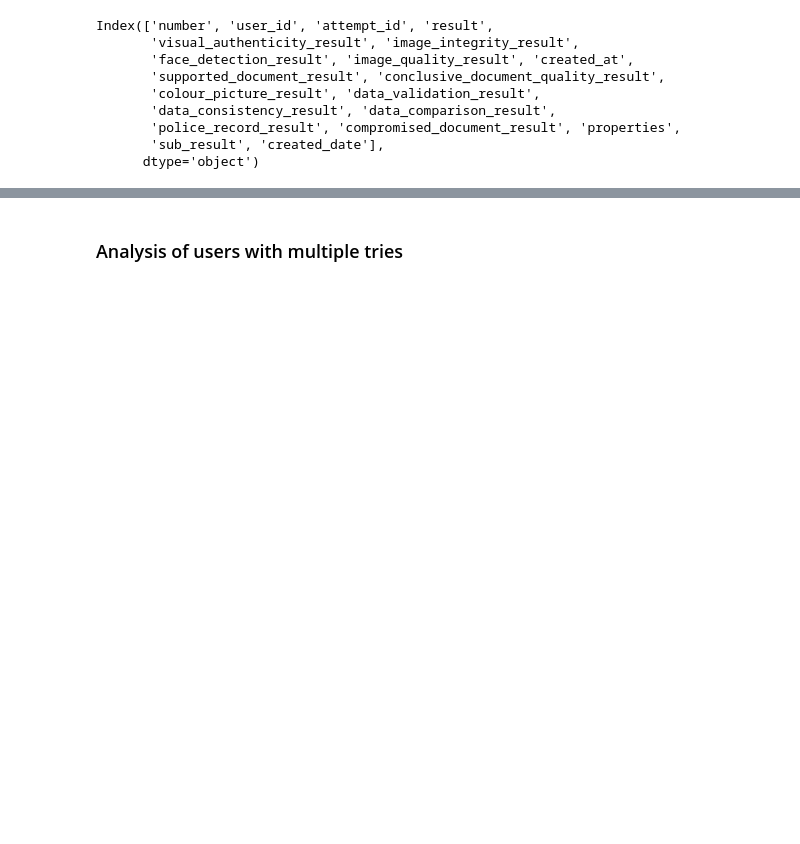
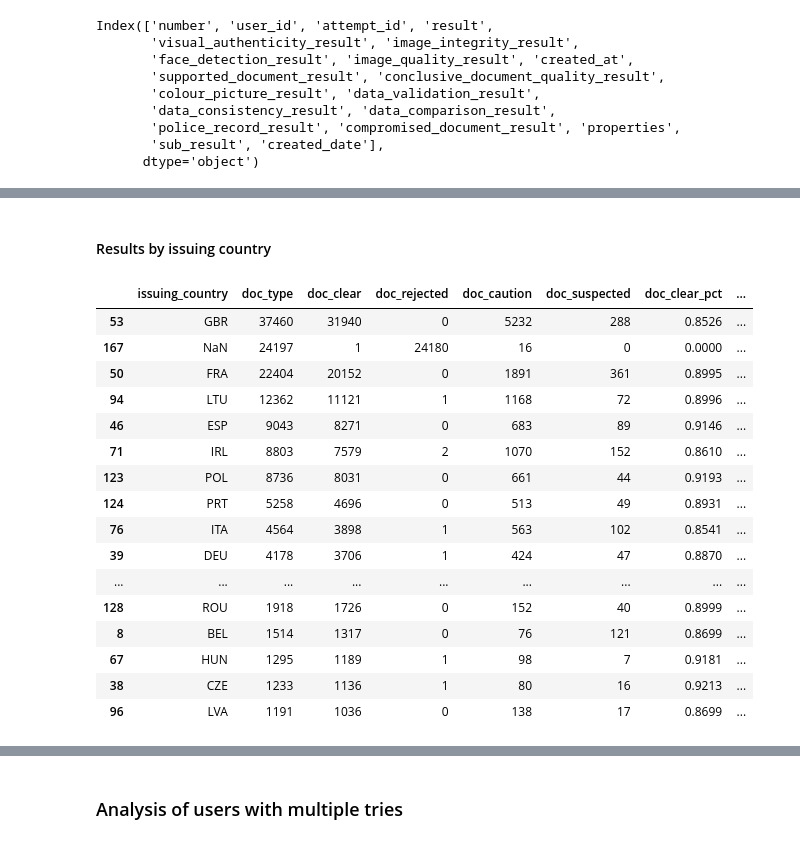
Before and after one commit to LaszloCodes/kyc_analysis, a Jupyter notebook: kyc_analysis.ipynb, the cells around one changed output, grey strips where cells are left out. Saved outputs shown, nothing was run; the diff lists cells and outputs as text; code cells hidden in the pictures; blank space fills up the shorter version.

Commit message:
Code clean up focusing on data preparation and initial analysis

```diff
--- a/kyc_analysis.ipynb
+++ b/kyc_analysis.ipynb
@@ -305 +263,3 @@ facial_report_expanded
+# %%
+facial_report.drop(columns=['properties','properties_length'],inplace=True)
 # %% [markdown]
@@ -335,6 +296,6 @@ Index(['number', 'user_id', 'attempt_id', 'result', 'face_comparison_result',
       dtype='object')
 # %%
-facial_report_subset = facial_report.drop(['properties','properties_length','properties_v2'],axis=1)
+facial_report_subset = facial_report.copy()
 # %%
 facial_report_subset = facial_report_subset.rename(columns = {
     'result':'facial_result',
@@ -603,0 +704,41 @@ new_df
+# %% [markdown]
+#### Results by issuing country
+# %%
+issuing_country_results = document_analysis.groupby('issuing_country', dropna=False).agg(
+    doc_type = ('user_id','count'),
+    doc_clear = ('doc_sub_result',lambda x: (x=='clear').sum()),
+    doc_rejected = ('doc_sub_result', lambda x: (x=='rejected').sum()),
+    doc_caution = ('doc_sub_result', lambda x: (x=='caution').sum()),
+    doc_suspected = ('doc_sub_result', lambda x: (x=='suspected').sum()),
+).reset_index()
+# %%
+# Add row-wise percentage contribution as new columns
+
+# Name of columns to be used as input
+input_cols = ['doc_clear','doc_rejected','doc_caution','doc_suspected']
+
+# Add percentage columns
+for col in input_cols:
+    issuing_country_results[f'{col}_pct'] = (issuing_country_results[col] / issuing_country_results['doc_type']).round(4)
+# %%
+issuing_country_results = issuing_country_results.sort_values(by='doc_type',ascending=False)
+issuing_country_results_subset = issuing_country_results[issuing_country_results['doc_type']>=1000]
+issuing_country_results_subset
+# %% [output]
+|  | issuing_country | doc_type | doc_clear | doc_rejected | doc_caution | doc_suspected | doc_clear_pct | ... |
+| 53 | GBR | 37460 | 31940 | 0 | 5232 | 288 | 0.8526 | ... |
+| 167 | NaN | 24197 | 1 | 24180 | 16 | 0 | 0.0000 | ... |
+| 50 | FRA | 22404 | 20152 | 0 | 1891 | 361 | 0.8995 | ... |
+| 94 | LTU | 12362 | 11121 | 1 | 1168 | 72 | 0.8996 | ... |
+| 46 | ESP | 9043 | 8271 | 0 | 683 | 89 | 0.9146 | ... |
+| 71 | IRL | 8803 | 7579 | 2 | 1070 | 152 | 0.8610 | ... |
+| 123 | POL | 8736 | 8031 | 0 | 661 | 44 | 0.9193 | ... |
+| 124 | PRT | 5258 | 4696 | 0 | 513 | 49 | 0.8931 | ... |
+| 76 | ITA | 4564 | 3898 | 1 | 563 | 102 | 0.8541 | ... |
+| 39 | DEU | 4178 | 3706 | 1 | 424 | 47 | 0.8870 | ... |
+| ... | ... | ... | ... | ... | ... | ... | ... | ... |
+| 128 | ROU | 1918 | 1726 | 0 | 152 | 40 | 0.8999 | ... |
+| 8 | BEL | 1514 | 1317 | 0 | 76 | 121 | 0.8699 | ... |
+| 67 | HUN | 1295 | 1189 | 1 | 98 | 7 | 0.9181 | ... |
+| 38 | CZE | 1233 | 1136 | 1 | 80 | 16 | 0.9213 | ... |
+| 96 | LVA | 1191 | 1036 | 0 | 138 | 17 | 0.8699 | ... |
```
Also changed, not shown: parts of 109 cells of this notebook.
